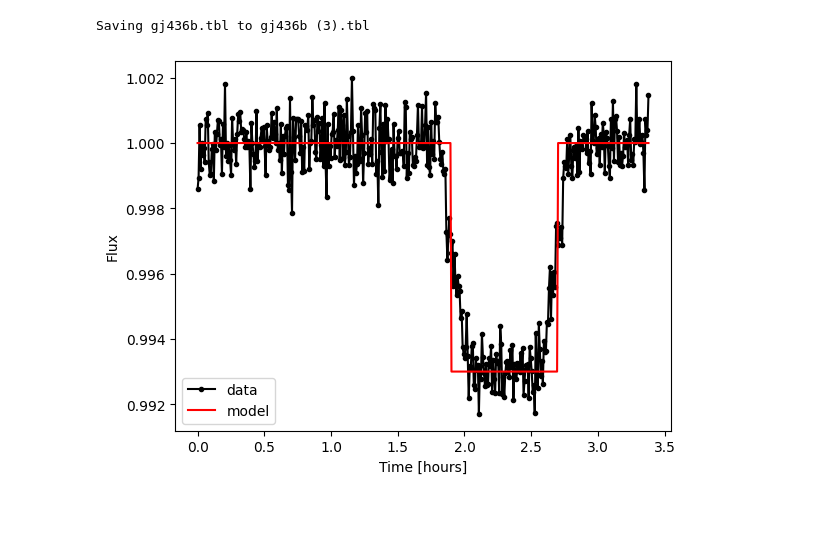
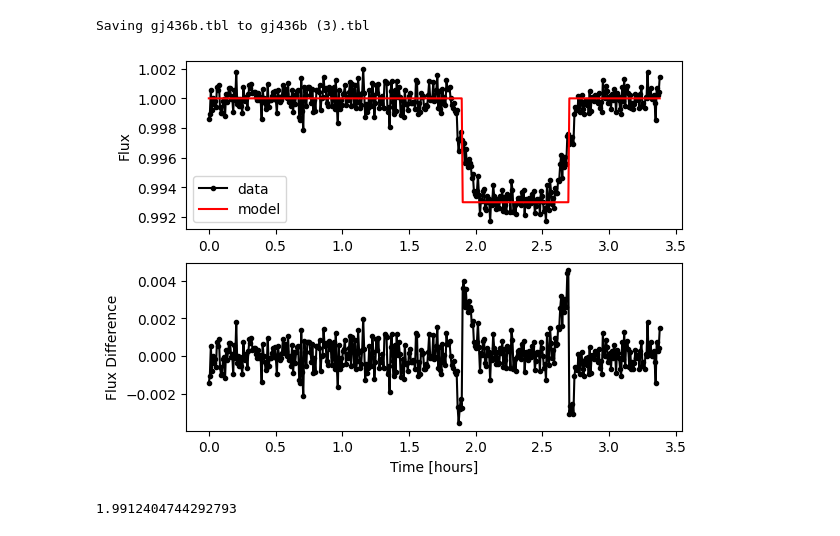
Before and after one commit to junghc801/AstroData, a Jupyter notebook: Project_#4/Transit_Fitting.ipynb, the cells around one changed output. Drawn from its saved outputs; the diff is of its cells as text; code cells hidden in the pictures.

```diff
--- a/Project_#4/Transit_Fitting.ipynb
+++ b/Project_#4/Transit_Fitting.ipynb
@@ -137,19 +137,36 @@ Saving gj436b.tbl to gj436b (3).tbl
 # %%
 time_obs = dat["HJD"]
 time_obs = (time_obs - time_obs[0]) * 24.0 * u.hour
 flux_obs = dat["Relative_Flux"]
 
 t_0 = 2.3 * u.hour
 tau = 0.8 * u.hour
 delta = 0.007
 flux_model = generate_transit_lightcurve(time_obs, t_0, tau, delta)
 
+plt.subplot(2, 1, 1)
+
 plt.plot(time_obs, flux_obs, marker=".", color="black", label="data")
 plt.plot(time_obs, flux_model, linestyle="-", color="red", label="model")
-plt.xlabel("Time [hours]")
+# plt.xlabel("Time [hours]")
 plt.ylabel("Flux")
 plt.legend()
 
+plt.subplot(2, 1, 2)
+
+plt.plot(time_obs, flux_obs - flux_model, marker=".", color="black")
+plt.xlabel("Time [hours]")
+plt.ylabel("Flux Difference")
+
 plt.show()
 # %% [output]
-[figure, old version]
+[figure, new version]
+# %%
+ind = np.where(time_obs < 1.5 * u.hour) # where there is not transit but has fluctuation
+error = np.std(flux_obs[ind])
+
+degree_of_freedom = len(time_obs) - 3
+reduced_Chi2 = np.sum(((flux_obs - flux_model) / error)**2) / degree_of_freedom
+print(reduced_Chi2)
+# %% [output]
+1.9912404744292793
```
Also changed, not shown: parts of 2 cells of this notebook.
